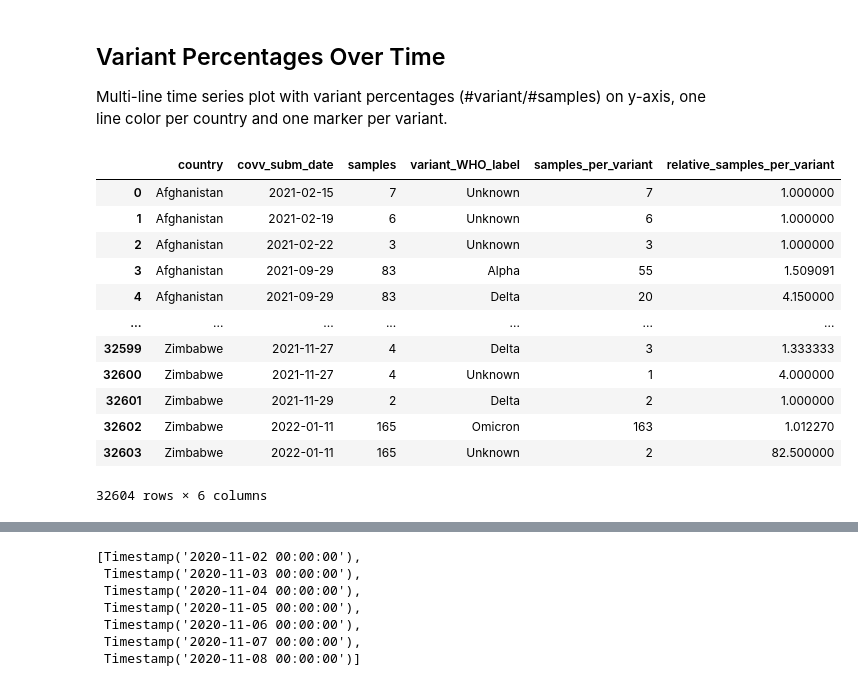
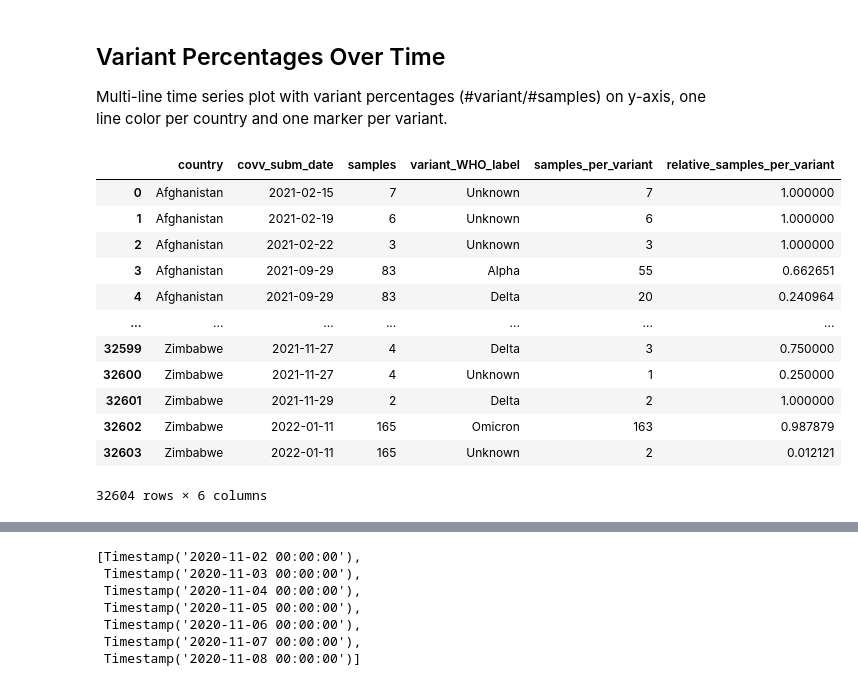
Before and after one commit to ninaihde/sampling-bias-cov19, a Jupyter notebook: src/GISAID_analysis/create_general_insights.ipynb, the cells around one changed output, grey strips where cells are left out. Cells and saved outputs as stored; diff of their text form; code cells hidden in the pictures.

```diff
--- a/src/GISAID_analysis/create_general_insights.ipynb
+++ b/src/GISAID_analysis/create_general_insights.ipynb
@@ -244,26 +244,28 @@ gisaid_metadata['covv_subm_date'] = pd.to_datetime(gisaid_metadata['covv_subm_da
 # %%
 country_date_counts = gisaid_metadata.groupby(['country', 'covv_subm_date']).size().reset_index()
 country_date_counts.rename(columns={0 : 'samples'}, inplace=True)
 
 country_variant_counts = gisaid_metadata.groupby(['country', 'covv_subm_date', 'variant_WHO_label']).size().reset_index()
 country_variant_counts.rename(columns={0 : 'samples_per_variant'}, inplace=True)
 
 plotdata = pd.merge(country_date_counts, country_variant_counts, on=['country', 'covv_subm_date'])
-plotdata['relative_samples_per_variant'] = plotdata['samples'] / plotdata['samples_per_variant']
+plotdata['relative_samples_per_variant'] = plotdata['samples_per_variant'] / plotdata['samples']
 plotdata
+
+# => SKIP TO PLOTTING CELL (= SKIP NEXT 6 CELLS) IF WEEKLY AGGREGATION IS NOT NEEDED
 # %% [output]
 |  | country | covv_subm_date | samples | variant_WHO_label | samples_per_variant | relative_samples_per_variant |
 | 0 | Afghanistan | 2021-02-15 | 7 | Unknown | 7 | 1.000000 |
 | 1 | Afghanistan | 2021-02-19 | 6 | Unknown | 6 | 1.000000 |
 | 2 | Afghanistan | 2021-02-22 | 3 | Unknown | 3 | 1.000000 |
-| 3 | Afghanistan | 2021-09-29 | 83 | Alpha | 55 | 1.509091 |
-| 4 | Afghanistan | 2021-09-29 | 83 | Delta | 20 | 4.150000 |
+| 3 | Afghanistan | 2021-09-29 | 83 | Alpha | 55 | 0.662651 |
+| 4 | Afghanistan | 2021-09-29 | 83 | Delta | 20 | 0.240964 |
 | ... | ... | ... | ... | ... | ... | ... |
-| 32599 | Zimbabwe | 2021-11-27 | 4 | Delta | 3 | 1.333333 |
-| 32600 | Zimbabwe | 2021-11-27 | 4 | Unknown | 1 | 4.000000 |
+| 32599 | Zimbabwe | 2021-11-27 | 4 | Delta | 3 | 0.750000 |
+| 32600 | Zimbabwe | 2021-11-27 | 4 | Unknown | 1 | 0.250000 |
 | 32601 | Zimbabwe | 2021-11-29 | 2 | Delta | 2 | 1.000000 |
-| 32602 | Zimbabwe | 2022-01-11 | 165 | Omicron | 163 | 1.012270 |
-| 32603 | Zimbabwe | 2022-01-11 | 165 | Unknown | 2 | 82.500000 |
+| 32602 | Zimbabwe | 2022-01-11 | 165 | Omicron | 163 | 0.987879 |
+| 32603 | Zimbabwe | 2022-01-11 | 165 | Unknown | 2 | 0.012121 |
 32604 rows × 6 columns
 # %%
 from datetime import timedelta
```
Also changed, not shown: parts of 5 cells of this notebook.
